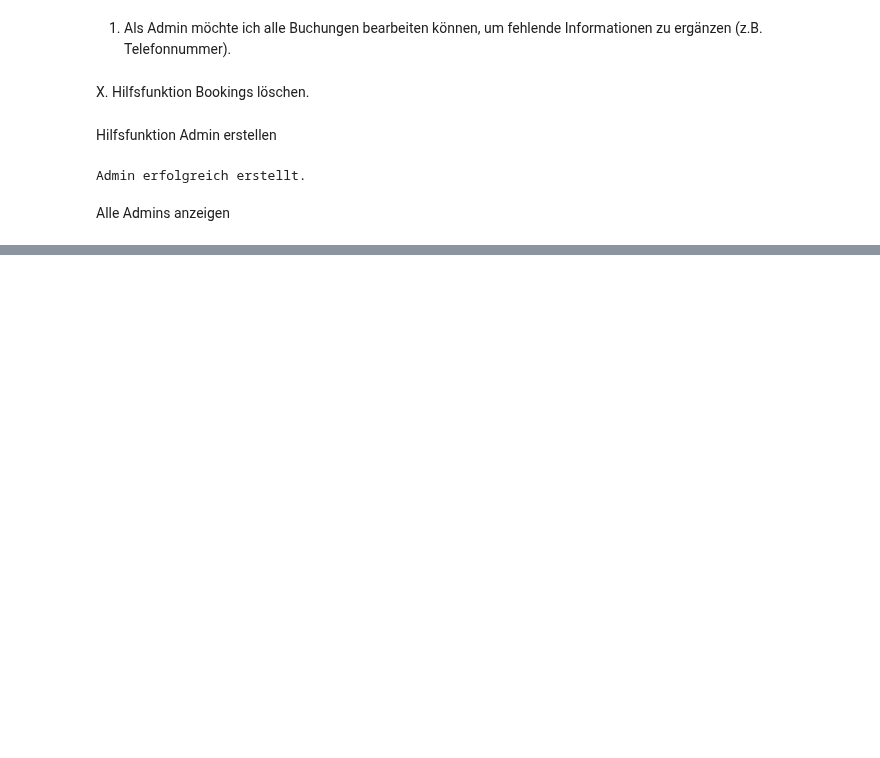
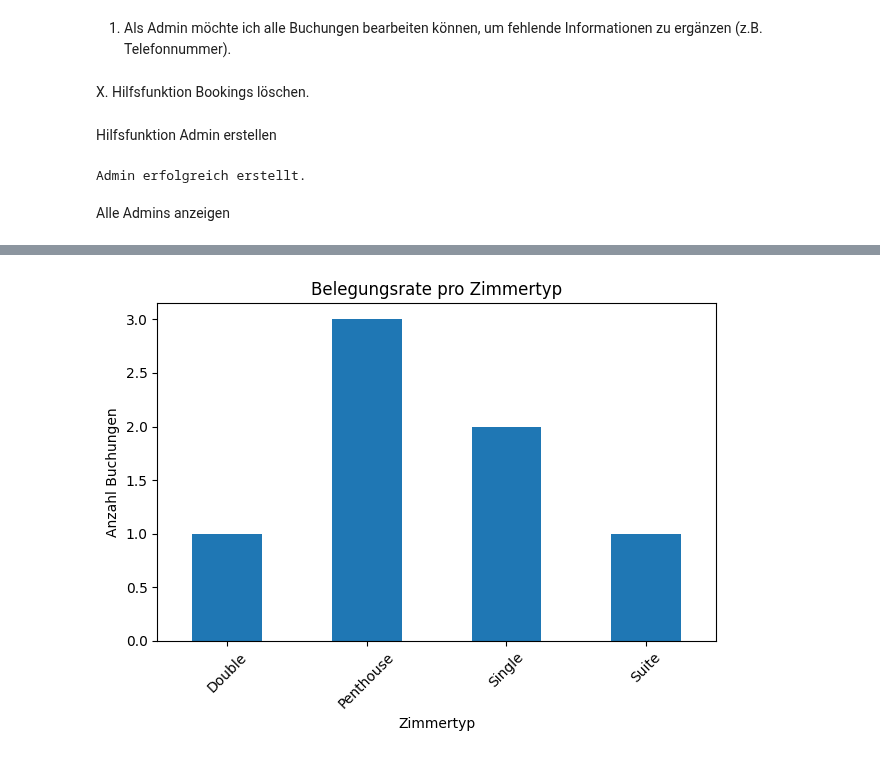
Before and after one commit to PythonHotelreservierungsystem/Python1, a Jupyter notebook: user_stories.ipynb, the cells around one changed output, grey strips where cells are left out. Saved outputs shown, nothing was run; the diff lists cells and outputs as text; code cells hidden in the pictures; blank space fills up the shorter version.

```diff
--- a/user_stories.ipynb
+++ b/user_stories.ipynb
@@ -29,6 +30,8 @@ from data_access.room_type_data_access import RoomTypeDataAccess
 from model import Address
 import model
 from model import hotel
+from business_logic.booking_analyse_manager import BookingAnalyticsManager
+
 
 # Pfad zur SQLite-Datenbank
 db_path = os.path.join(proj_root, "database", "hotel_reservation_sample.db")
@@ -50,6 +53,7 @@ booking_manager = BookingManager(booking_da=booking_dao, room_manager=room_manag
 invoice_manager = InvoiceManager(invoice_data_access=invoice_dao, booking_data_access=booking_dao)
 admin_manager = AdminManager(admin_data_access=admin_dao)
 admin_manager = AdminManager(admin_data_access=admin_dao, guest_da=guest_da)
+analytics = BookingAnalyticsManager(booking_dao, room_dao)
 # %% [markdown]
 Admin Login für Admin User Stories
 # %%
@@ -380,11 +470,11 @@ from model import Guest, Room, RoomType, Hotel, Address
 adresse = Address(address_id=1, street="Teststrasse 11", city="Olten", zip_code=4600)
 hotel = Hotel(hotel_id=1, name="Hotel Test", stars=3, address=adresse)
 room_type = RoomType(room_type_id=1, description="Standard", max_guests=2)
-zimmer = Room(room_id=1, room_number="101", price_per_night=120.0, room_type=room_type, hotel=hotel)
+zimmer = Room(room_id=5, room_number="101", price_per_night=120.0, room_type=room_type, hotel=hotel)
 gast = Guest(guest_id=1, firstname="Max", lastname="Muster", email="max@muster.ch")
 
-check_in = date(2025, 12, 17)
-check_out = date(2025, 12, 19)
+check_in = date(2025, 12, 20)
+check_out = date(2025, 12, 22)
 
 # 1. Buchungen vor dem Einfügen anzeigen
 print("Buchungen vor dem Einfügen:")
@@ -892,0 +1004,17 @@ ID: 1, Username: Yannick44, Password Password9? Email: cesco8@gmail.com, Vorname
+# %%
+if admin_manager.get_logged_in_admin():
+    #Auswertung durchführen
+    df_counts = analytics.get_booking_counts_by_room_type()
+
+    #Ergebnis visualisieren
+    df_counts.plot(kind="bar", x="room_type", y="Anzahl_Buchungen", legend=False)
+    plt.title("Belegungsrate pro Zimmertyp")
+    plt.xlabel("Zimmertyp")
+    plt.ylabel("Anzahl Buchungen")
+    plt.xticks(rotation=45)
+    plt.tight_layout()
+    plt.show()
+else:
+    print("Zugriff verweigert – bitte zuerst als Admin einloggen.")
+# %% [output]
+[figure, added]
```
Also changed, not shown: parts of 15 cells of this notebook, 4 other files.
